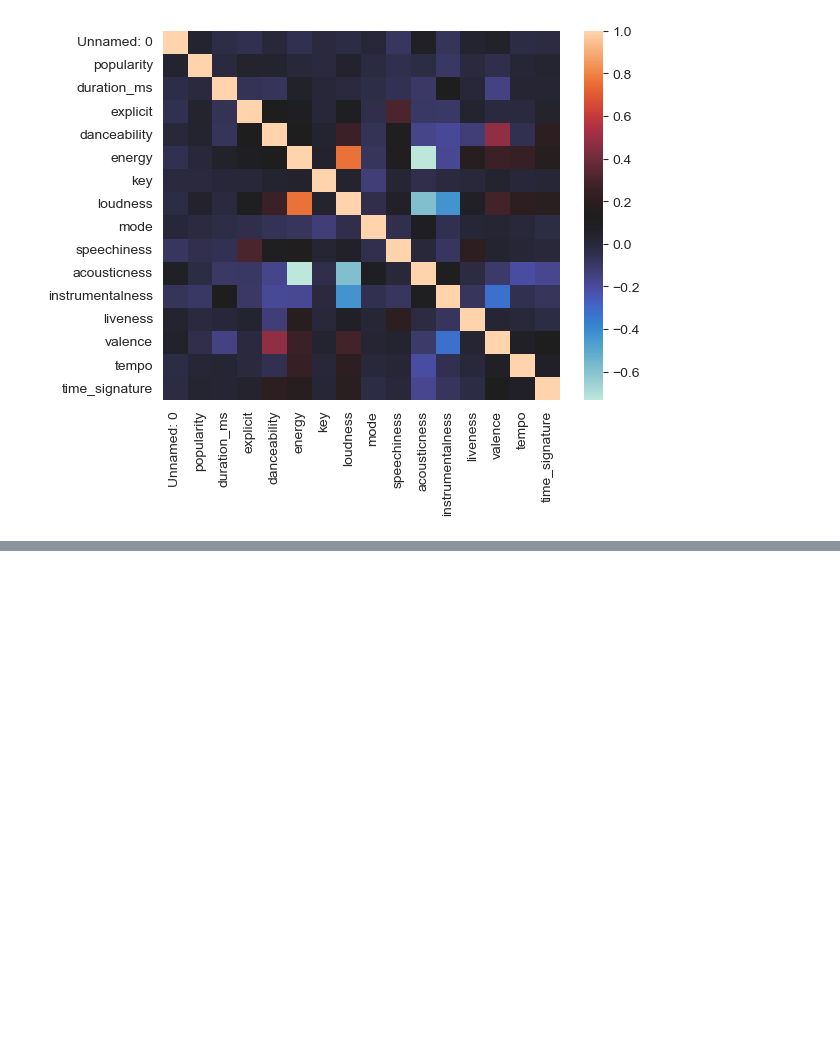
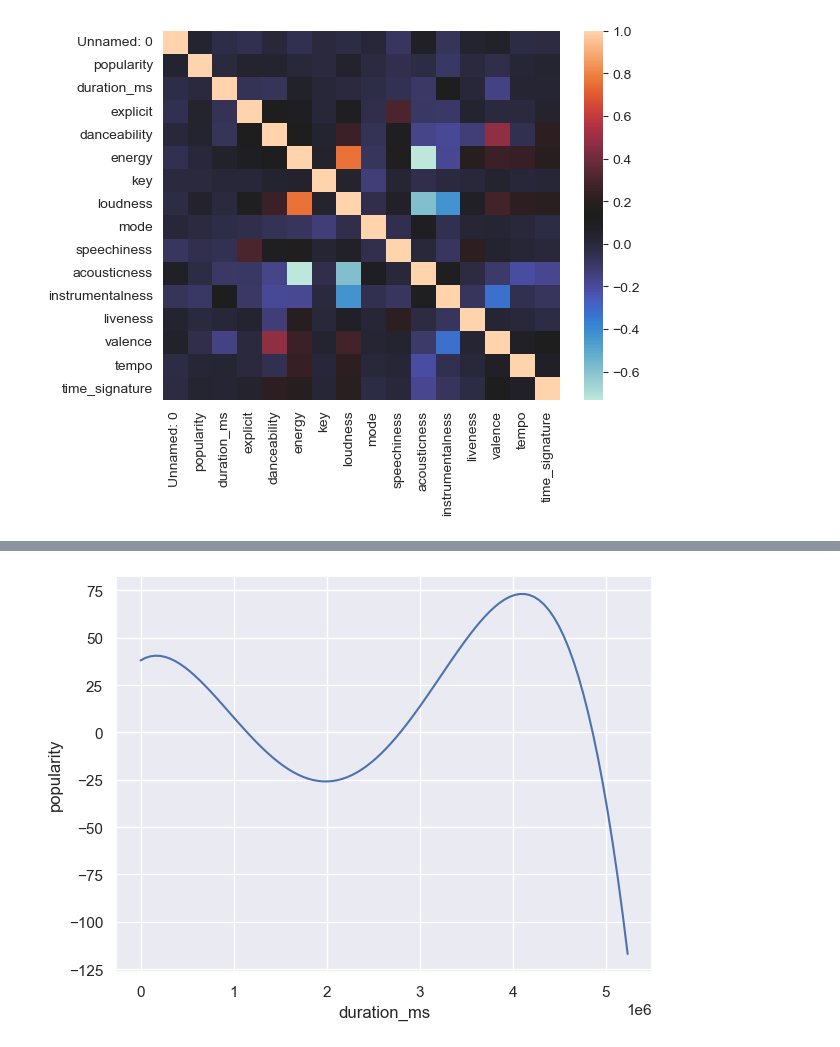
Before and after one commit to blqnk3d/DSAI_Project, a Jupyter notebook: eckl_analystics.ipynb, the cells around one changed output, grey strips where cells are left out. Cells and saved outputs as stored; diff of their text form; code cells hidden in the pictures; blank space fills up the shorter version.

```diff
--- a/eckl_analystics.ipynb
+++ b/eckl_analystics.ipynb
@@ -33,0 +51,11 @@ sns.heatmap(dataFrm.corr(numeric_only=True), cmap='icefire')
+# %%
+max_popularity = dataFrm.groupby('duration_ms')['popularity'].max().reset_index()
+
+(
+    so.Plot(max_popularity, x='duration_ms', y='popularity')
+    #.add(so.Dots())  # Punkte für die maximalen Daten
+    .add(so.Line(), so.PolyFit(order=4))  # Linie, die die maximalen Werte verbindet
+    .show()  # Zeigt den Plot
+)
+# %% [output]
+[figure, added]
```
Also changed, not shown: parts of 3 cells of this notebook.
